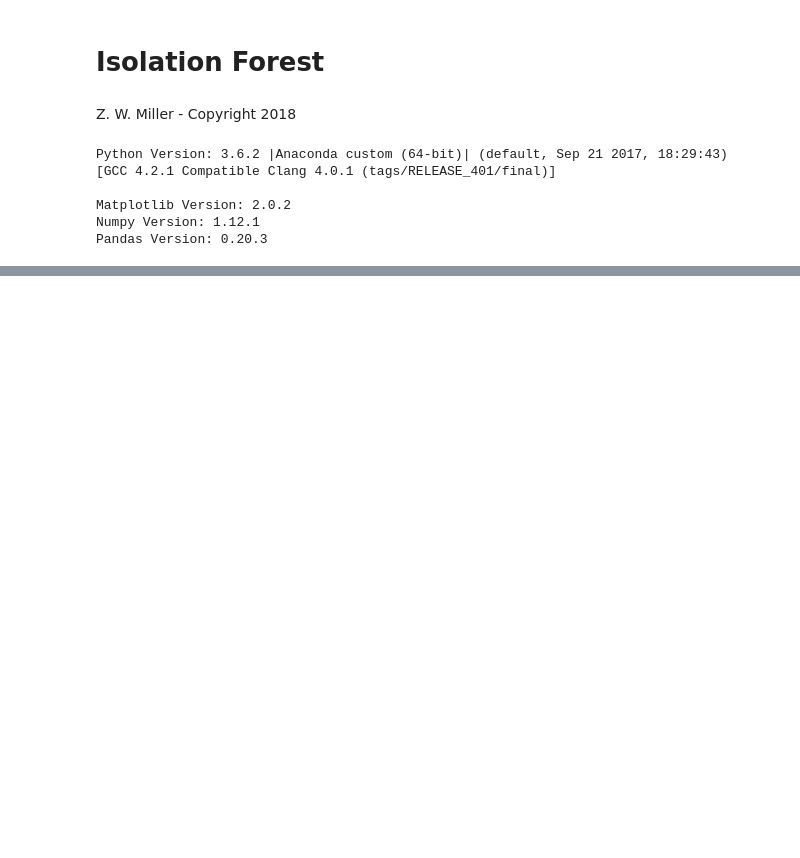
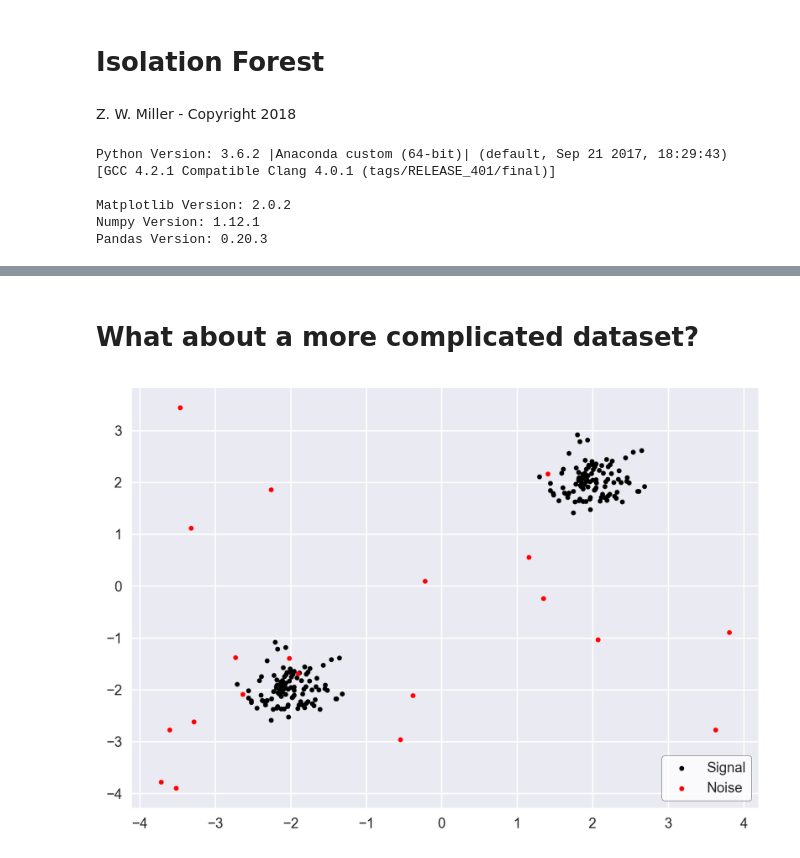
Before and after one commit to ZWMiller/machine_learning_from_scratch, a Jupyter notebook: notebooks/anomaly_detection/isolation_forest.ipynb, the cells around one changed output, grey strips where cells are left out. Cells and saved outputs as stored; diff of their text form; code cells hidden in the pictures; blank space fills up the shorter version.

```diff
--- a/notebooks/anomaly_detection/isolation_forest.ipynb
+++ b/notebooks/anomaly_detection/isolation_forest.ipynb
@@ -399,0 +440,14 @@ array([-0.04,  0.3 , -0.16,  0.42, -0.94,  0.24, -0.18,  0.42,  0.22,
+# %% [markdown]
+# What about a more complicated dataset?
+# %%
+# Generate train data
+X = 0.3 * np.random.randn(100, 2)
+X_train = np.r_[X + 2, X - 2]
+X_outliers = np.random.uniform(low=-4, high=4, size=(20, 2))
+
+plt.figure(dpi=250)
+plt.scatter(X_train[:,0],X_train[:,1],c='k',s=10,label='Signal')
+plt.scatter(X_outliers[:,0],X_outliers[:,1],c='r',s=10, label="Noise")
+plt.legend(loc='lower right', frameon=True, facecolor='#FFFFFF', edgecolor='#333333');
+# %% [output]
+[figure, added]
```
Also changed, not shown: parts of 15 cells of this notebook.
